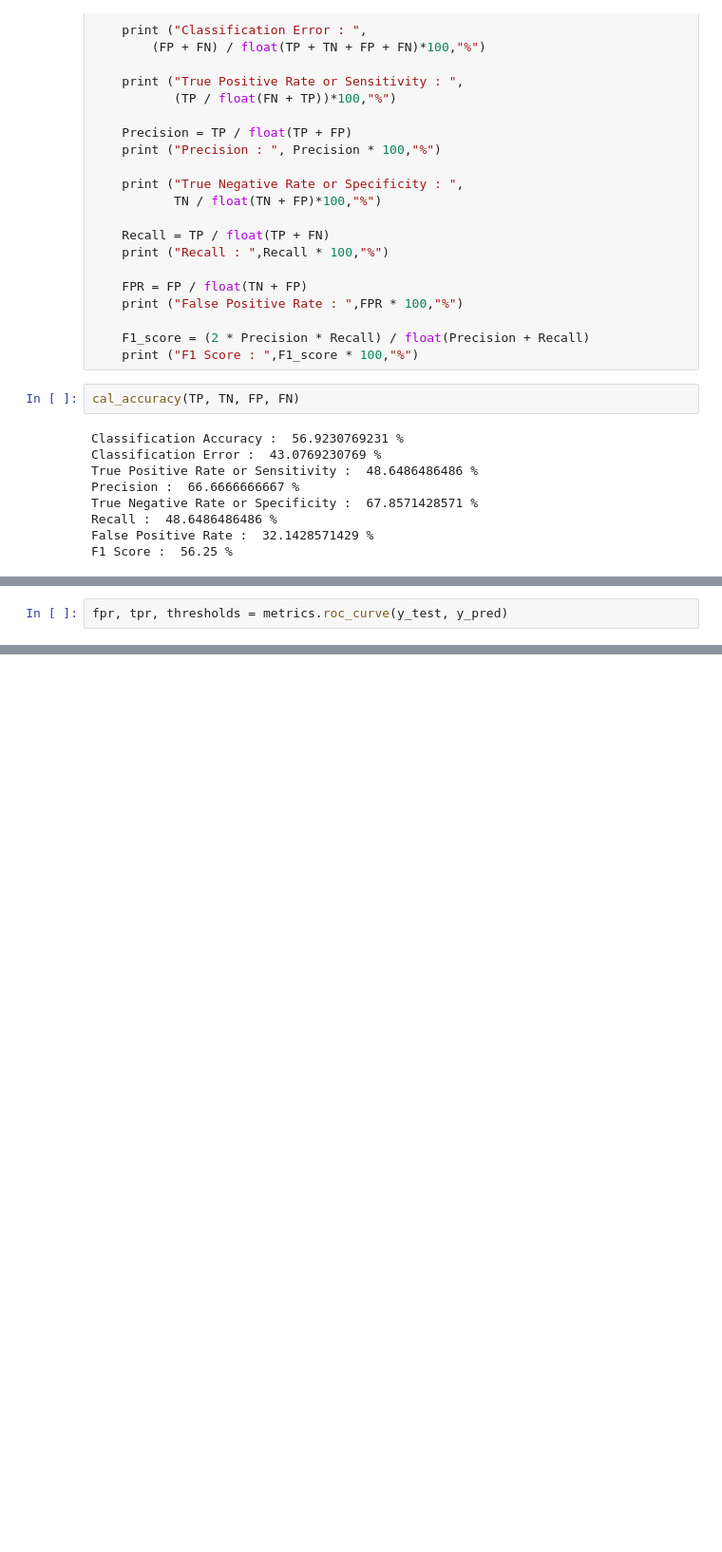
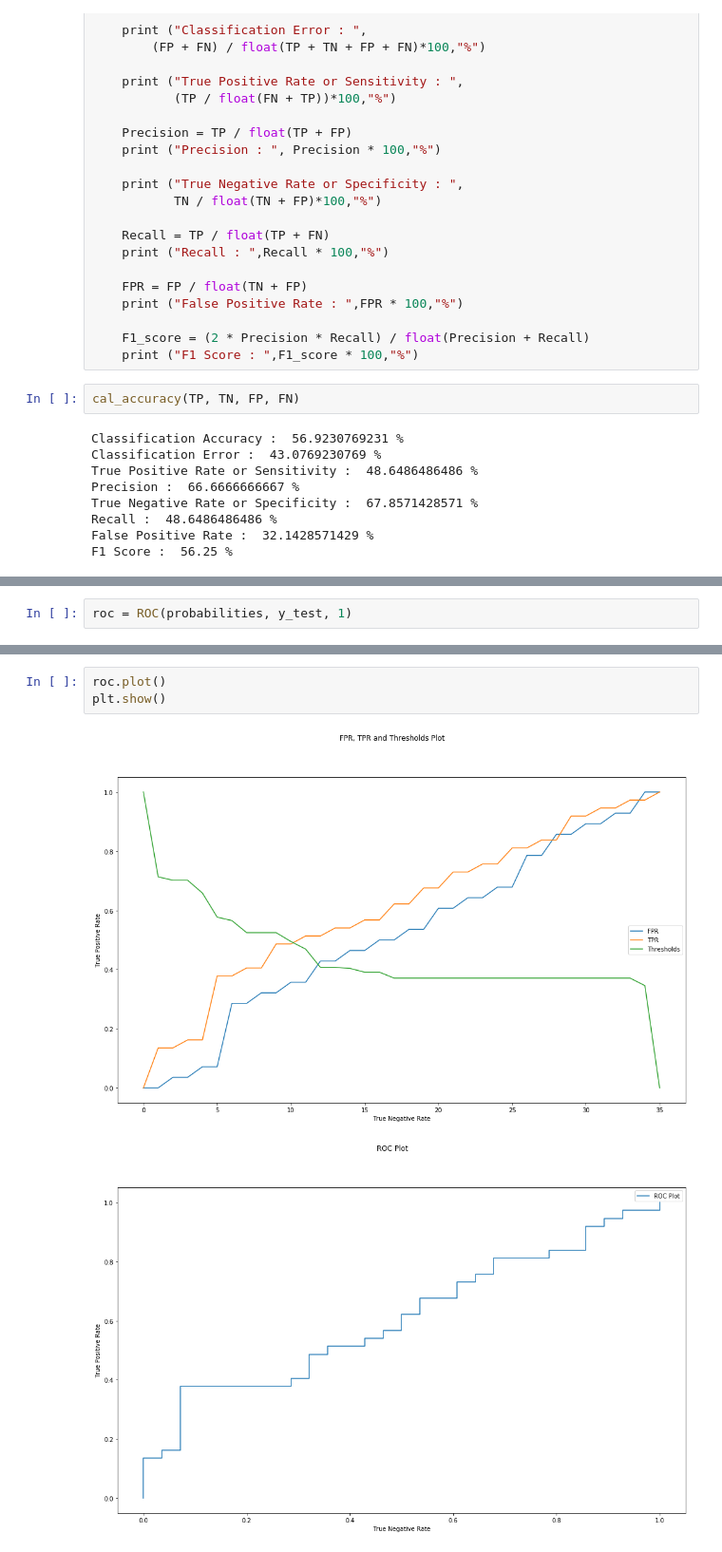
Before and after one commit to fafasonga/Machine-Learning, a Jupyter notebook: Project.ipynb, the cells around one changed output, grey strips where cells are left out. Shown at 95% size. Drawn from its saved outputs; the diff is of its cells as text; blank space fills up the shorter version.

```diff
--- a/Project.ipynb
+++ b/Project.ipynb
@@ -754,2 +747,0 @@ metrics.roc_auc_score(y_test, y_pred)
-# %%
-fpr, tpr, thresholds = metrics.roc_curve(y_test, y_pred)
@@ -765,0 +860,2 @@ plt.grid(True)
+# %%
+roc = ROC(probabilities, y_test, 1)
@@ -765,0 +880,6 @@ plt.grid(True)
+# %%
+roc.plot()
+plt.show()
+# %% [output]
+[figure, added]
+[figure, added]
```
Also changed, not shown: parts of 9 cells of this notebook.
